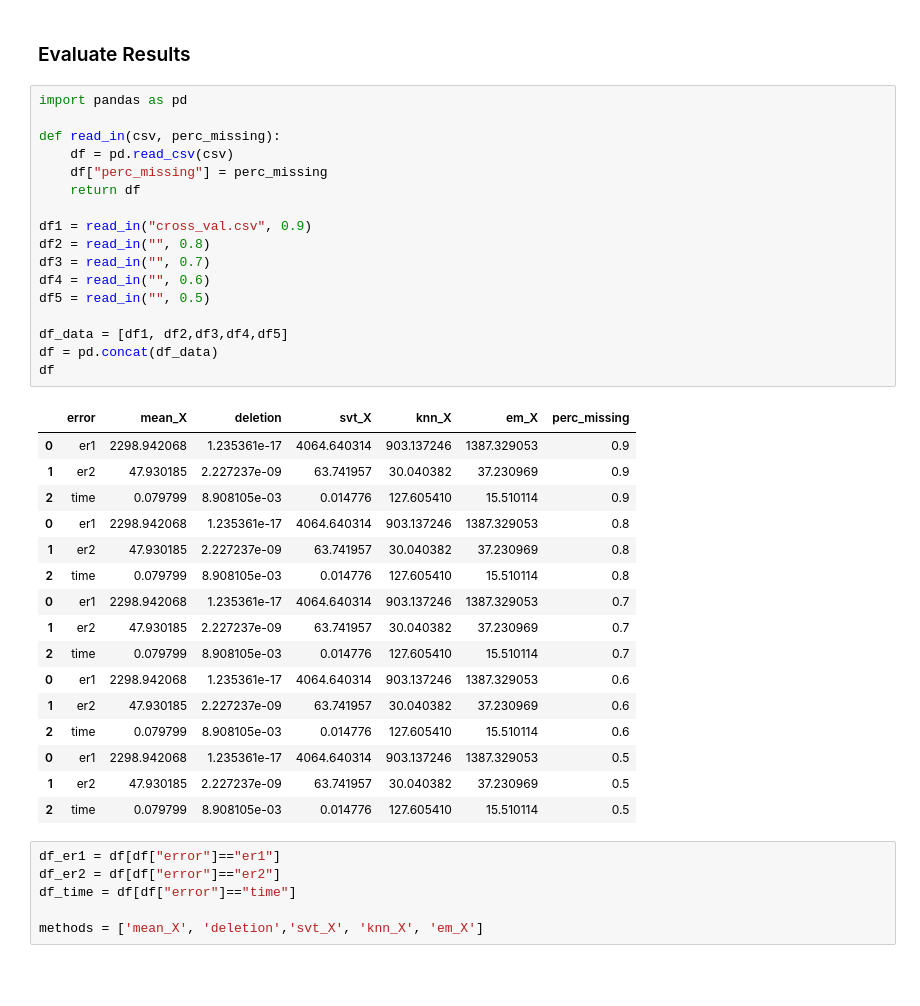
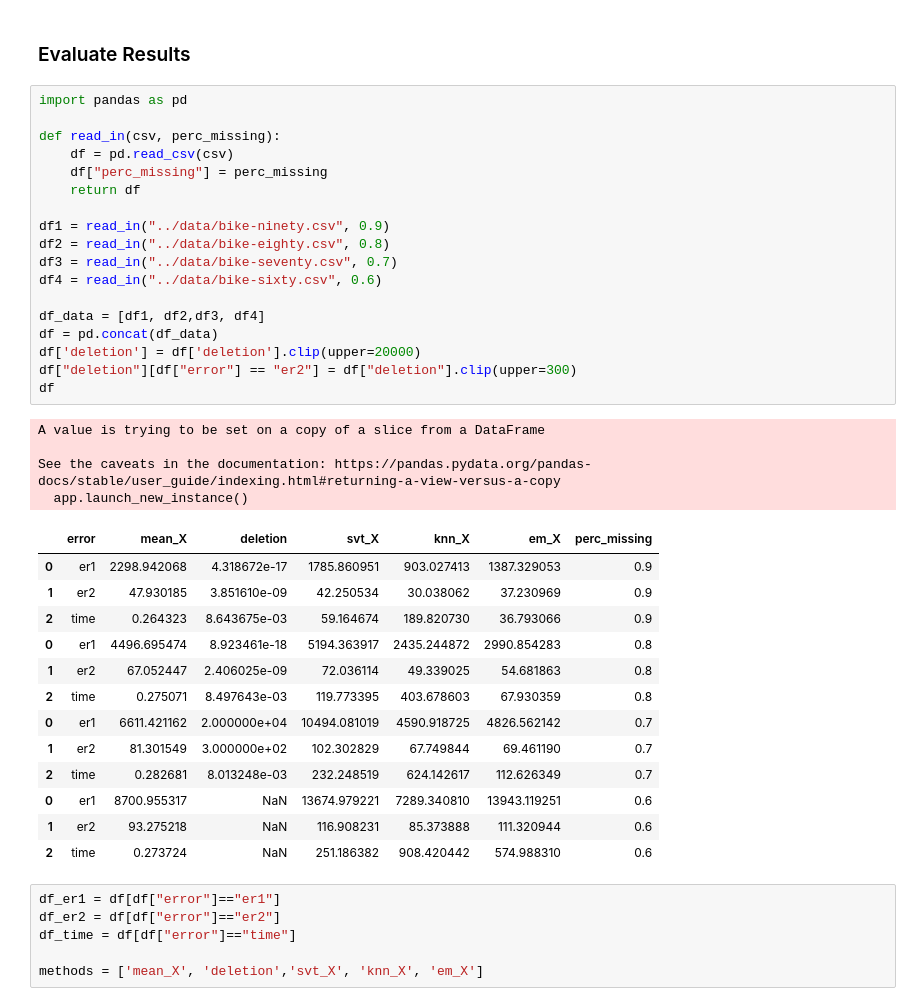
Before and after one commit to acrucetta/missing_data_project, a Jupyter notebook: notebooks/Charts.ipynb, the cells around one changed output. Saved outputs shown, nothing was run; the diff lists cells and outputs as text; blank space fills up the shorter version.

```diff
--- a/notebooks/Charts.ipynb
+++ b/notebooks/Charts.ipynb
@@ -3,37 +3,39 @@
 # %%
 import pandas as pd
 
 def read_in(csv, perc_missing):
     df = pd.read_csv(csv)
     df["perc_missing"] = perc_missing
     return df
 
-df1 = read_in("cross_val.csv", 0.9)
-df2 = read_in("", 0.8)
-df3 = read_in("", 0.7)
-df4 = read_in("", 0.6)
-df5 = read_in("", 0.5)
+df1 = read_in("../data/bike-ninety.csv", 0.9)
+df2 = read_in("../data/bike-eighty.csv", 0.8)
+df3 = read_in("../data/bike-seventy.csv", 0.7)
+df4 = read_in("../data/bike-sixty.csv", 0.6)
 
-df_data = [df1, df2,df3,df4,df5]
+df_data = [df1, df2,df3, df4]
 df = pd.concat(df_data)
+df['deletion'] = df['deletion'].clip(upper=20000)
+df["deletion"][df["error"] == "er2"] = df["deletion"].clip(upper=300)
 df
 # %% [output]
+A value is trying to be set on a copy of a slice from a DataFrame
+
+See the caveats in the documentation: https://pandas.pydata.org/pandas-docs/stable/user_guide/indexing.html#returning-a-view-versus-a-copy
+  app.launch_new_instance()
 |  | error | mean_X | deletion | svt_X | knn_X | em_X | perc_missing |
-| 0 | er1 | 2298.942068 | 1.235361e-17 | 4064.640314 | 903.137246 | 1387.329053 | 0.9 |
-| 1 | er2 | 47.930185 | 2.227237e-09 | 63.741957 | 30.040382 | 37.230969 | 0.9 |
-| 2 | time | 0.079799 | 8.908105e-03 | 0.014776 | 127.605410 | 15.510114 | 0.9 |
-| 0 | er1 | 2298.942068 | 1.235361e-17 | 4064.640314 | 903.137246 | 1387.329053 | 0.8 |
-| 1 | er2 | 47.930185 | 2.227237e-09 | 63.741957 | 30.040382 | 37.230969 | 0.8 |
-| 2 | time | 0.079799 | 8.908105e-03 | 0.014776 | 127.605410 | 15.510114 | 0.8 |
-| 0 | er1 | 2298.942068 | 1.235361e-17 | 4064.640314 | 903.137246 | 1387.329053 | 0.7 |
-| 1 | er2 | 47.930185 | 2.227237e-09 | 63.741957 | 30.040382 | 37.230969 | 0.7 |
-| 2 | time | 0.079799 | 8.908105e-03 | 0.014776 | 127.605410 | 15.510114 | 0.7 |
-| 0 | er1 | 2298.942068 | 1.235361e-17 | 4064.640314 | 903.137246 | 1387.329053 | 0.6 |
-| 1 | er2 | 47.930185 | 2.227237e-09 | 63.741957 | 30.040382 | 37.230969 | 0.6 |
-| 2 | time | 0.079799 | 8.908105e-03 | 0.014776 | 127.605410 | 15.510114 | 0.6 |
-| 0 | er1 | 2298.942068 | 1.235361e-17 | 4064.640314 | 903.137246 | 1387.329053 | 0.5 |
-| 1 | er2 | 47.930185 | 2.227237e-09 | 63.741957 | 30.040382 | 37.230969 | 0.5 |
-| 2 | time | 0.079799 | 8.908105e-03 | 0.014776 | 127.605410 | 15.510114 | 0.5 |
+| 0 | er1 | 2298.942068 | 4.318672e-17 | 1785.860951 | 903.027413 | 1387.329053 | 0.9 |
+| 1 | er2 | 47.930185 | 3.851610e-09 | 42.250534 | 30.038062 | 37.230969 | 0.9 |
+| 2 | time | 0.264323 | 8.643675e-03 | 59.164674 | 189.820730 | 36.793066 | 0.9 |
+| 0 | er1 | 4496.695474 | 8.923461e-18 | 5194.363917 | 2435.244872 | 2990.854283 | 0.8 |
+| 1 | er2 | 67.052447 | 2.406025e-09 | 72.036114 | 49.339025 | 54.681863 | 0.8 |
+| 2 | time | 0.275071 | 8.497643e-03 | 119.773395 | 403.678603 | 67.930359 | 0.8 |
+| 0 | er1 | 6611.421162 | 2.000000e+04 | 10494.081019 | 4590.918725 | 4826.562142 | 0.7 |
+| 1 | er2 | 81.301549 | 3.000000e+02 | 102.302829 | 67.749844 | 69.461190 | 0.7 |
+| 2 | time | 0.282681 | 8.013248e-03 | 232.248519 | 624.142617 | 112.626349 | 0.7 |
+| 0 | er1 | 8700.955317 | NaN | 13674.979221 | 7289.340810 | 13943.119251 | 0.6 |
+| 1 | er2 | 93.275218 | NaN | 116.908231 | 85.373888 | 111.320944 | 0.6 |
+| 2 | time | 0.273724 | NaN | 251.186382 | 908.420442 | 574.988310 | 0.6 |
 # %%
 df_er1 = df[df["error"]=="er1"]
 df_er2 = df[df["error"]=="er2"]
```
Also changed, not shown: parts of 1 cell of this notebook, 4 other files.
